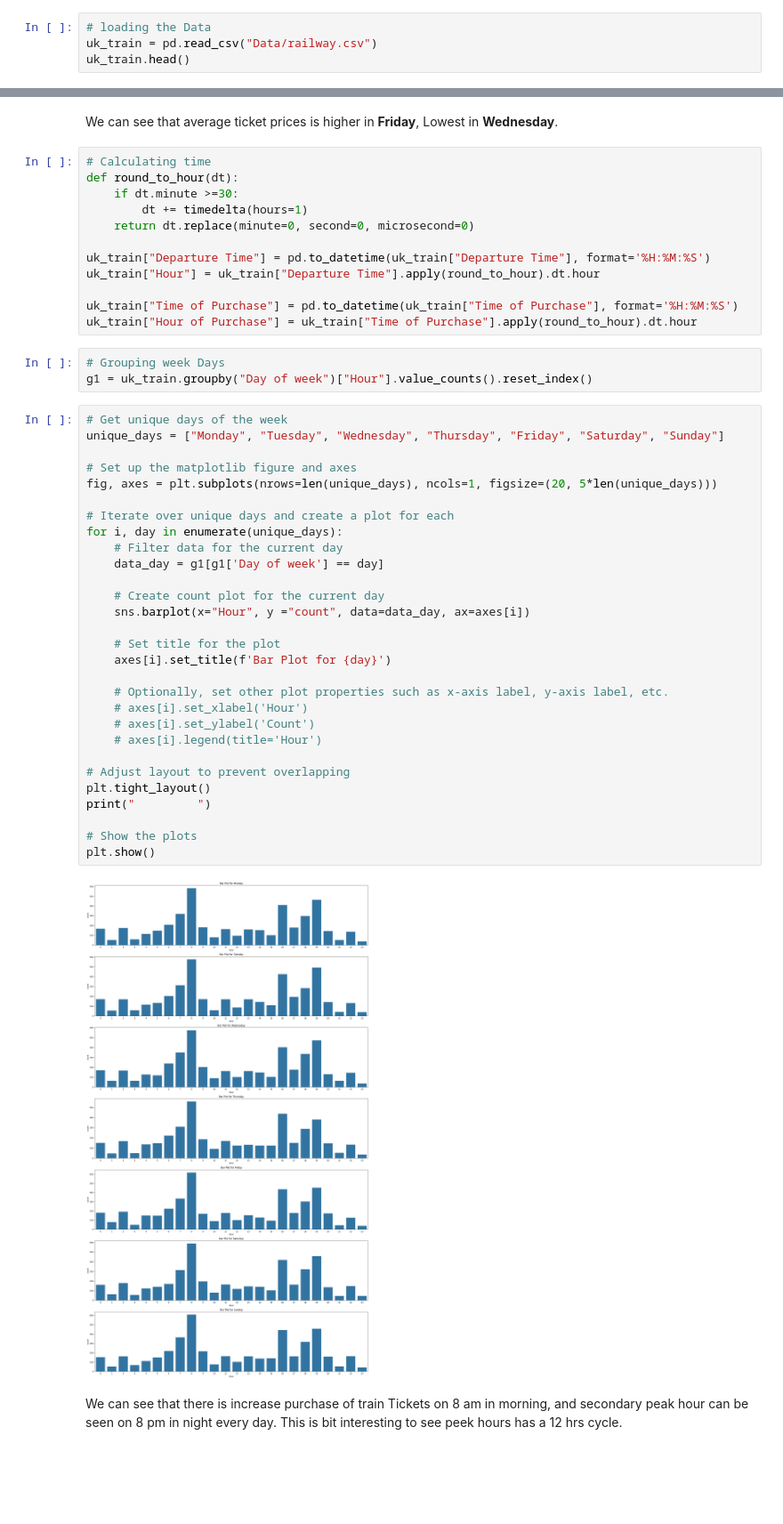
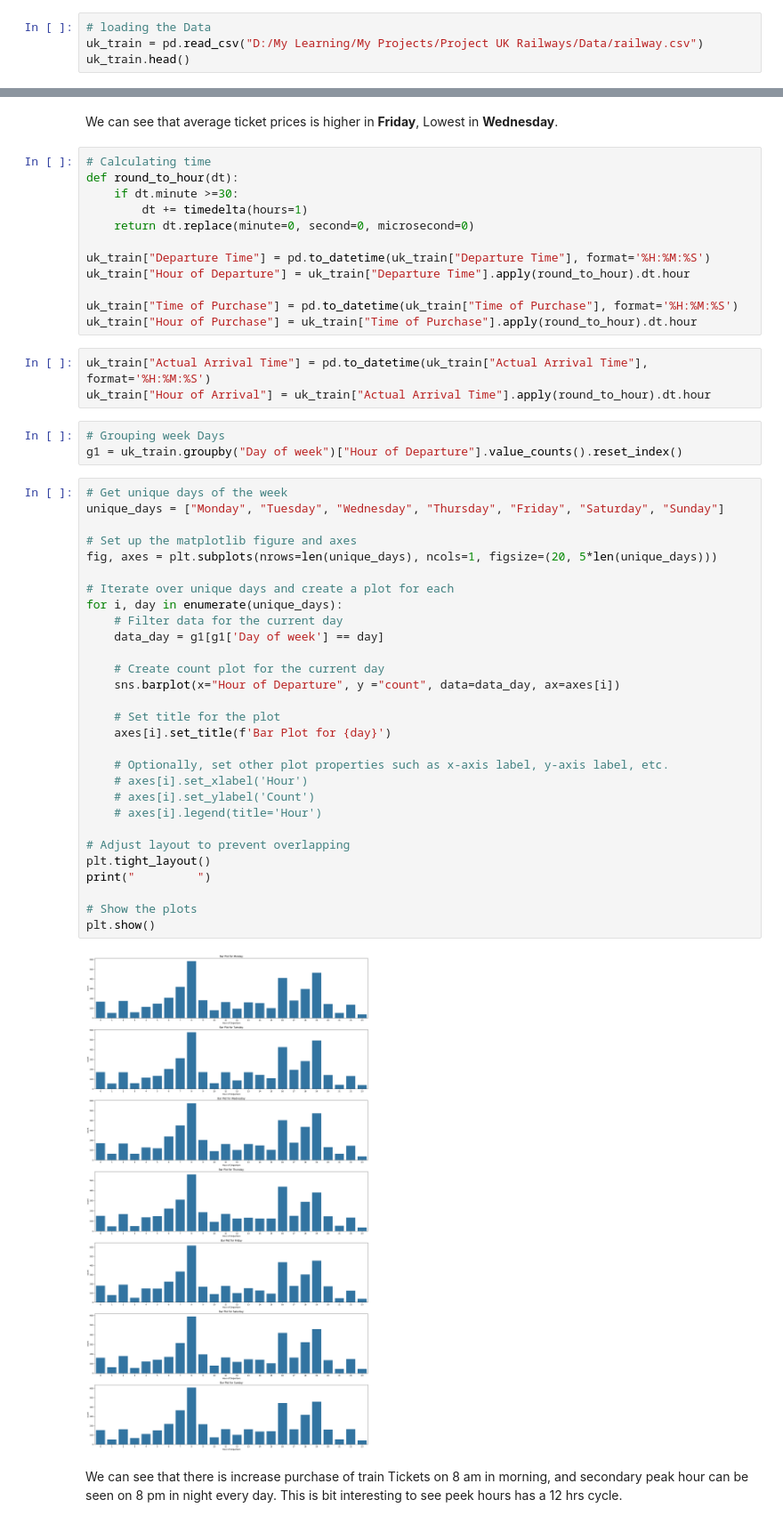
Before and after one commit to Kishores2801/Project-UK-Railways, a Jupyter notebook: Analysis & Prediction/Data Transformation & Analysis.ipynb, the cells around one changed output, grey strips where cells are left out. Shown at 89% size. Cells and saved outputs as stored; diff of their text form; blank space fills up the shorter version.

```diff
--- a/Data Transformation & Analysis.ipynb
+++ b/Analysis & Prediction/Data Transformation & Analysis.ipynb
@@ -35,7 +35,7 @@ Lets load the dataset here!, the Data include following in Railway data.
 | **Refund Request**| Whether the passenger requested a refund after a delay or cancellation|
 # %%
 # loading the Data
-uk_train = pd.read_csv("Data/railway.csv")
+uk_train = pd.read_csv("D:/My Learning/My Projects/Project UK Railways/Data/railway.csv")
 uk_train.head()
 # %% [output]
 |  | Transaction ID | Date of Purchase | Time of Purchase | Purchase Type | Payment Method | Railcard | ... |
@@ -133,44 +133,47 @@ def round_to_hour(dt):
     return dt.replace(minute=0, second=0, microsecond=0)
 
 uk_train["Departure Time"] = pd.to_datetime(uk_train["Departure Time"], format='%H:%M:%S')
-uk_train["Hour"] = uk_train["Departure Time"].apply(round_to_hour).dt.hour
+uk_train["Hour of Departure"] = uk_train["Departure Time"].apply(round_to_hour).dt.hour
 
 uk_train["Time of Purchase"] = pd.to_datetime(uk_train["Time of Purchase"], format='%H:%M:%S')
 uk_train["Hour of Purchase"] = uk_train["Time of Purchase"].apply(round_to_hour).dt.hour
+# %%
+uk_train["Actual Arrival Time"] = pd.to_datetime(uk_train["Actual Arrival Time"], format='%H:%M:%S')
+uk_train["Hour of Arrival"] = uk_train["Actual Arrival Time"].apply(round_to_hour).dt.hour
 # %%
 # Grouping week Days
-g1 = uk_train.groupby("Day of week")["Hour"].value_counts().reset_index()
+g1 = uk_train.groupby("Day of week")["Hour of Departure"].value_counts().reset_index()
 # %%
 # Get unique days of the week
 unique_days = ["Monday", "Tuesday", "Wednesday", "Thursday", "Friday", "Saturday", "Sunday"]
 
 # Set up the matplotlib figure and axes
 fig, axes = plt.subplots(nrows=len(unique_days), ncols=1, figsize=(20, 5*len(unique_days)))
 
 # Iterate over unique days and create a plot for each
 for i, day in enumerate(unique_days):
     # Filter data for the current day
     data_day = g1[g1['Day of week'] == day]
 
     # Create count plot for the current day
-    sns.barplot(x="Hour", y ="count", data=data_day, ax=axes[i])
+    sns.barplot(x="Hour of Departure", y ="count", data=data_day, ax=axes[i])
 
     # Set title for the plot
     axes[i].set_title(f'Bar Plot for {day}')
 
     # Optionally, set other plot properties such as x-axis label, y-axis label, etc.
     # axes[i].set_xlabel('Hour')
     # axes[i].set_ylabel('Count')
     # axes[i].legend(title='Hour')
 
 # Adjust layout to prevent overlapping
 plt.tight_layout()
 print("         ")
 
 # Show the plots
 plt.show()
 # %% [output]
-[figure, old version]
+[figure, new version]
 # %% [markdown]
 We can see that there is increase purchase of train Tickets on 8 am in morning, and secondary peak hour can be seen on 8 pm in night every day. This is bit interesting to see peek hours has a 12 hrs cycle.
 # %%
```
Also changed, not shown: parts of 8 cells of this notebook, 6 other files.
